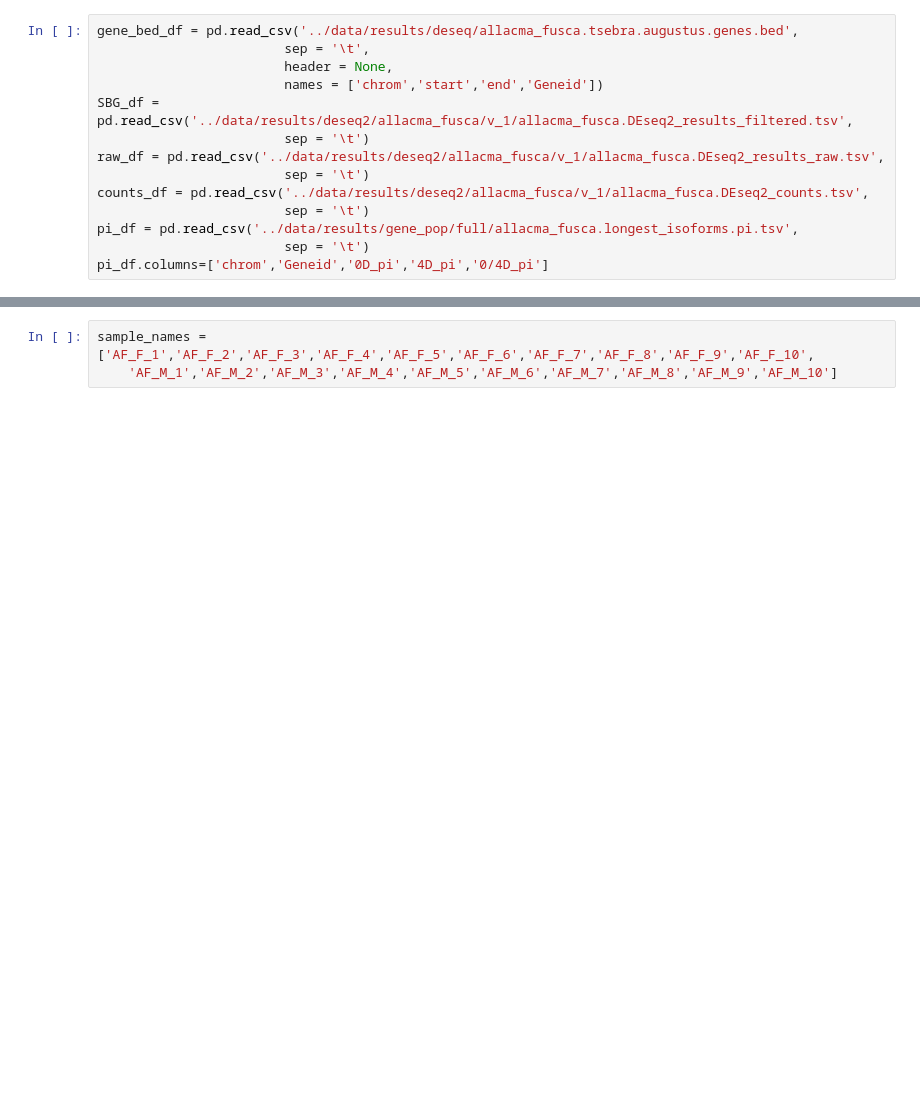
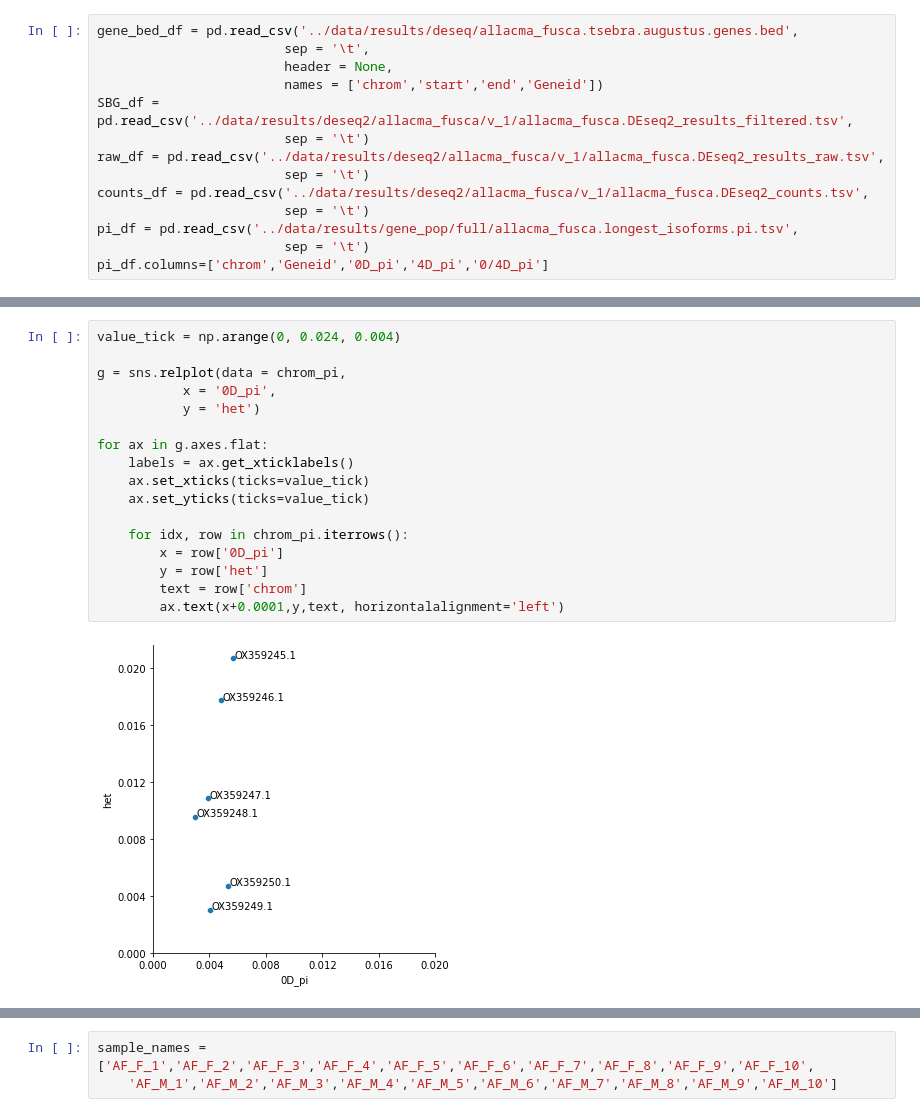
Before and after one commit to samebdon/springtail_haploid_selection, a Jupyter notebook: scripts/SBG_exploration.ipynb, the cells around one changed output, grey strips where cells are left out. Drawn from its saved outputs; the diff is of its cells as text; blank space fills up the shorter version.

```diff
--- a/scripts/SBG_exploration.ipynb
+++ b/scripts/SBG_exploration.ipynb
@@ -38,0 +71,19 @@ pi_df = pi_df.merge(chrom_df[['Geneid','bias']], how='outer', on = 'Geneid').dro
+# %%
+value_tick = np.arange(0, 0.024, 0.004)
+
+g = sns.relplot(data = chrom_pi,
+           x = '0D_pi',
+           y = 'het')
+
+for ax in g.axes.flat:
+    labels = ax.get_xticklabels()
+    ax.set_xticks(ticks=value_tick)
+    ax.set_yticks(ticks=value_tick)
+
+    for idx, row in chrom_pi.iterrows():
+        x = row['0D_pi']
+        y = row['het']
+        text = row['chrom']
+        ax.text(x+0.0001,y,text, horizontalalignment='left')
+# %% [output]
+[figure, added]
```
Also changed, not shown: parts of 56 cells of this notebook, 5 other files.
